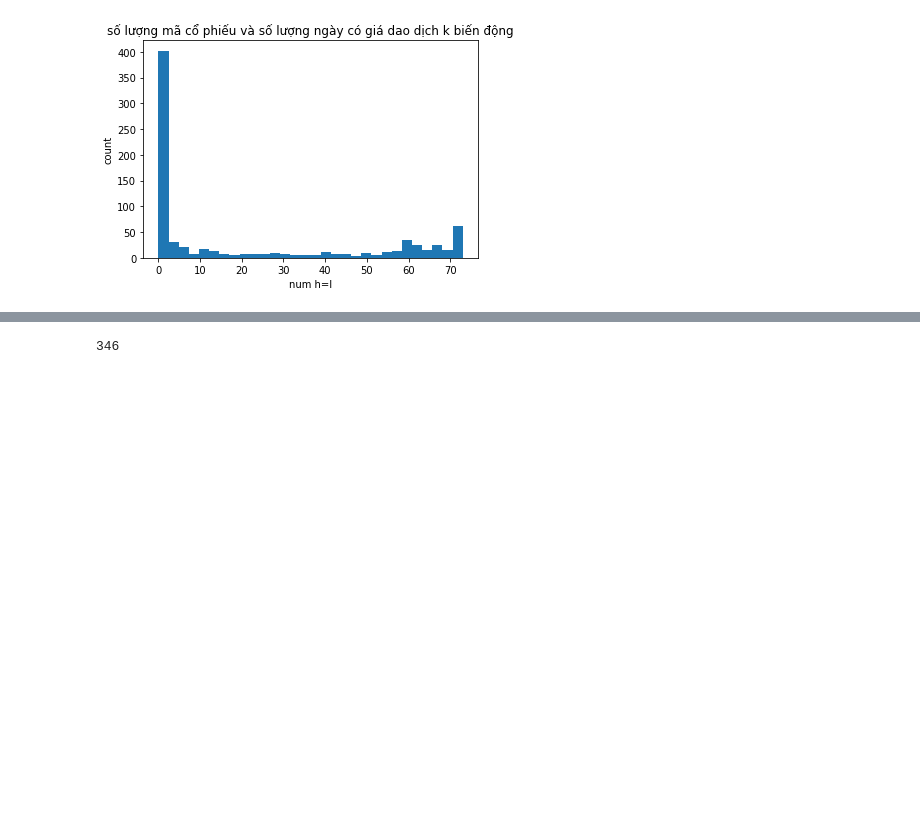
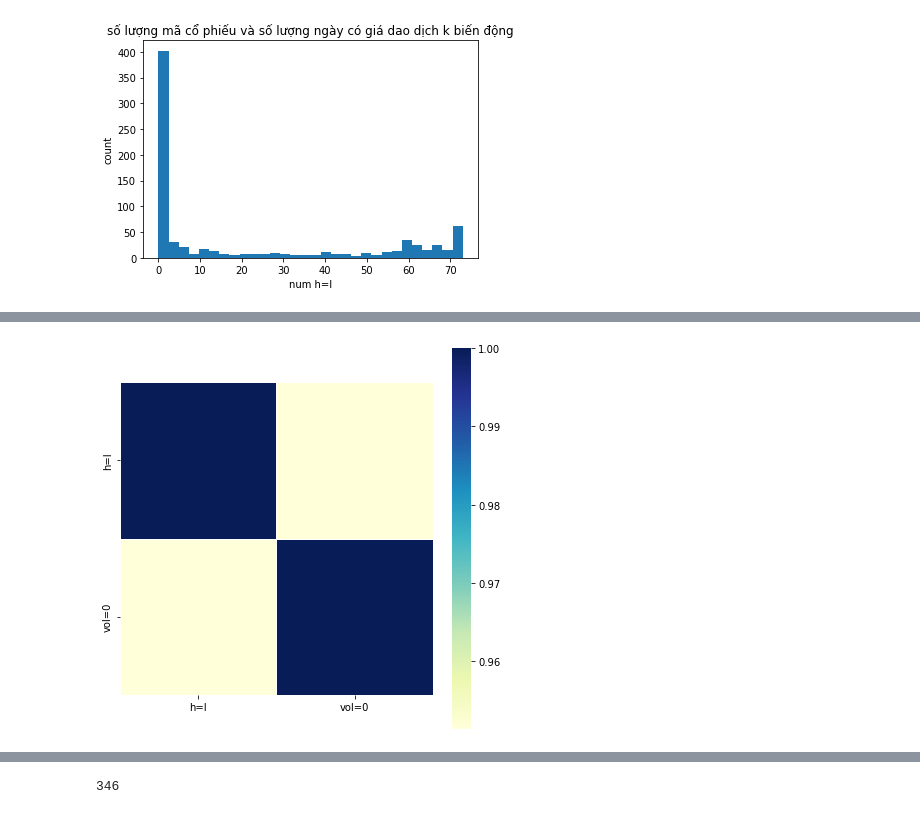
Before and after one commit to longpt233/stock-trace, a Jupyter notebook: ETL_filter_00/EDA_Stock.ipynb, the cells around one changed output, grey strips where cells are left out. Cells and saved outputs as stored; diff of their text form; code cells hidden in the pictures; blank space fills up the shorter version.

```diff
--- a/ETL_filter_00/EDA_Stock.ipynb
+++ b/ETL_filter_00/EDA_Stock.ipynb
@@ -213,0 +231,8 @@ Text(0.5, 0, 'num h=l')
+# %%
+plt.subplots(figsize=(7, 7))
+
+sns.heatmap(df_stock_info.corr(), cmap="YlGnBu", square=True, linewidths=1, annot=False)
+
+plt.show()
+# %% [output]
+[figure, added]
```
Also changed, not shown: parts of 5 cells of this notebook, 2 other files.
